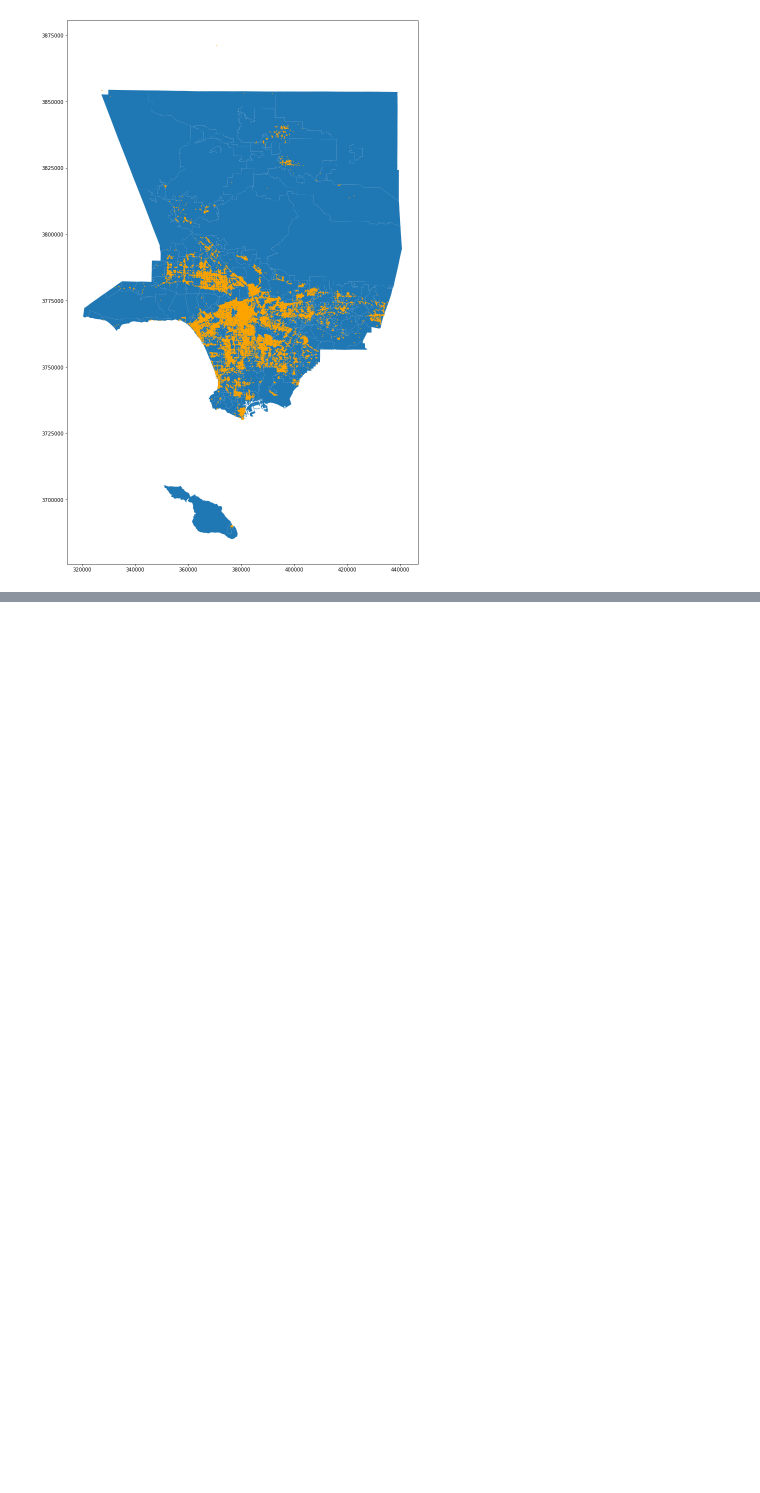
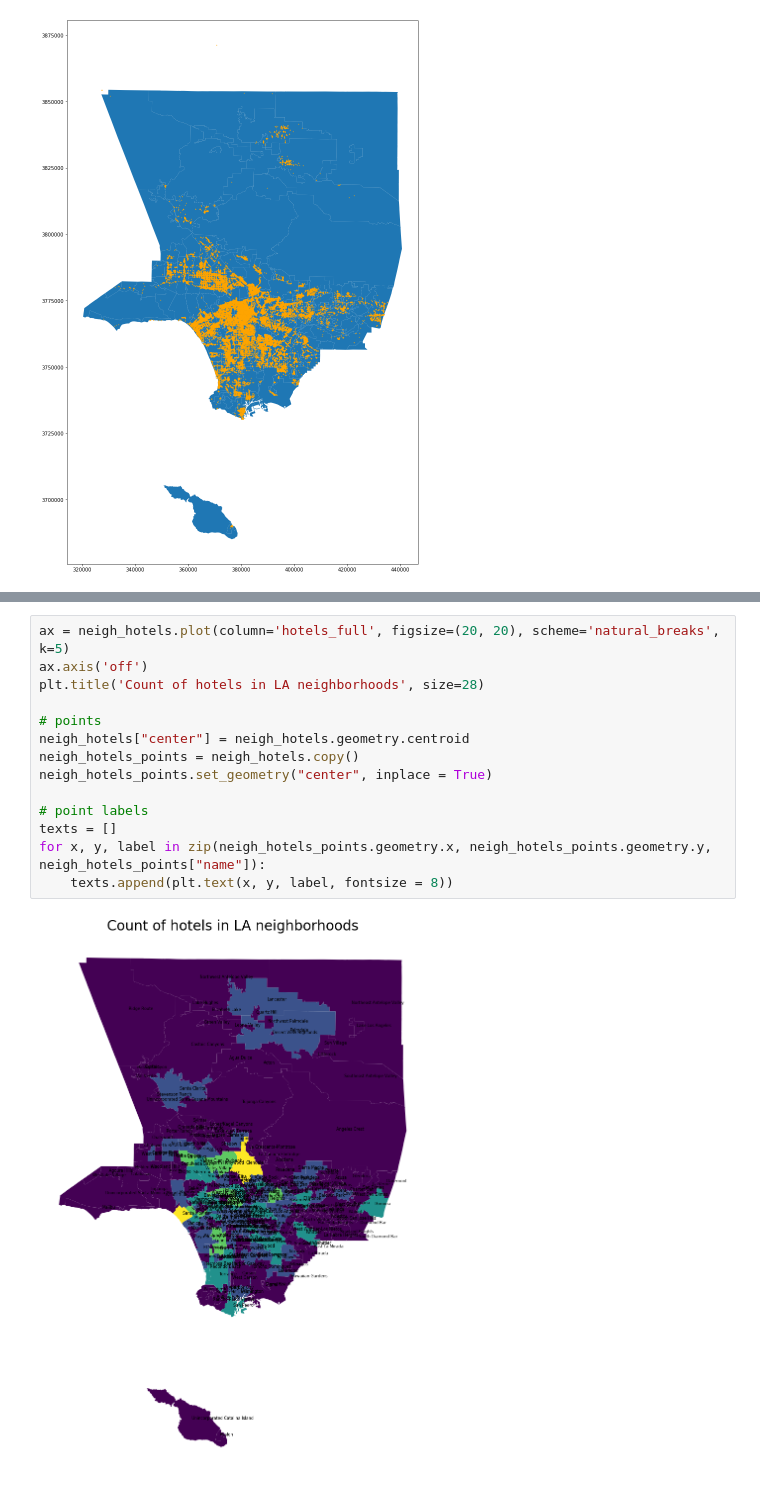
Before and after one commit to Irrrkah/LA_hotels, a Jupyter notebook: LA_hotels.ipynb, the cells around one changed output, grey strips where cells are left out. Cells and saved outputs as stored; diff of their text form; blank space fills up the shorter version.

Commit message:
spatial join, labels

```diff
--- a/LA_hotels.ipynb
+++ b/LA_hotels.ipynb
@@ -186,0 +114,16 @@ pip.plot(column='')
+# %%
+ax = neigh_hotels.plot(column='hotels_full', figsize=(20, 20), scheme='natural_breaks', k=5)
+ax.axis('off')
+plt.title('Count of hotels in LA neighborhoods', size=28)
+
+# points
+neigh_hotels["center"] = neigh_hotels.geometry.centroid
+neigh_hotels_points = neigh_hotels.copy()
+neigh_hotels_points.set_geometry("center", inplace = True)
+
+# point labels
+texts = []
+for x, y, label in zip(neigh_hotels_points.geometry.x, neigh_hotels_points.geometry.y, neigh_hotels_points["name"]):
+    texts.append(plt.text(x, y, label, fontsize = 8))
+# %% [output]
+[figure, added]
```
Also changed, not shown: parts of 14 cells of this notebook.
